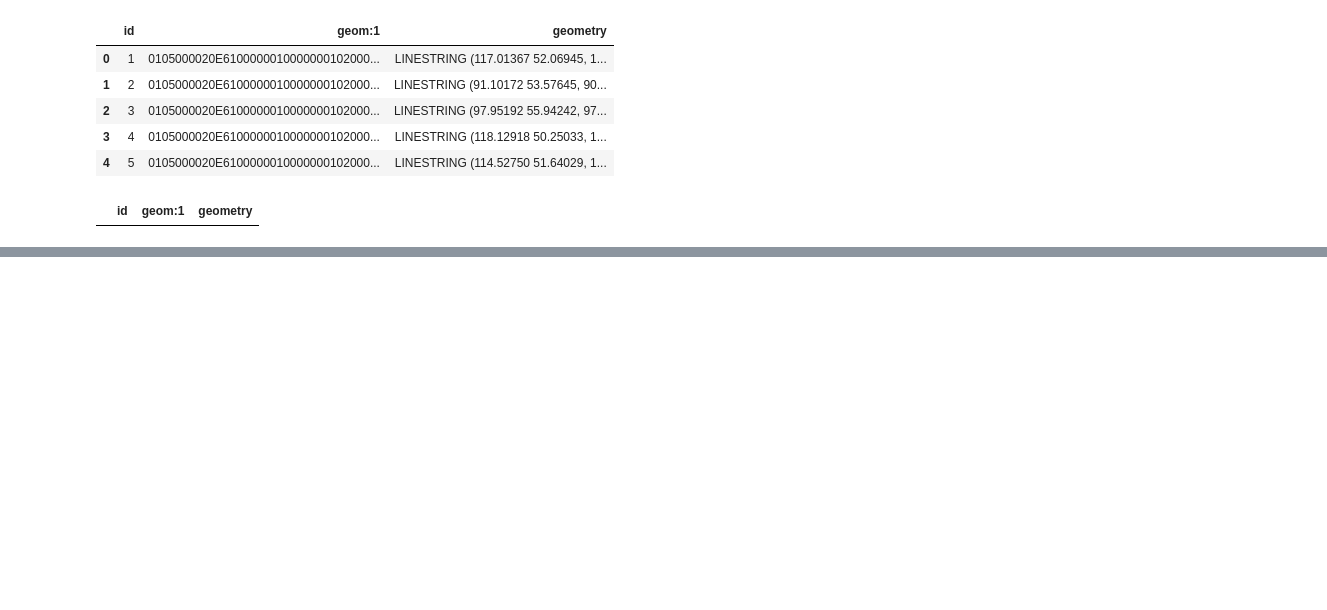
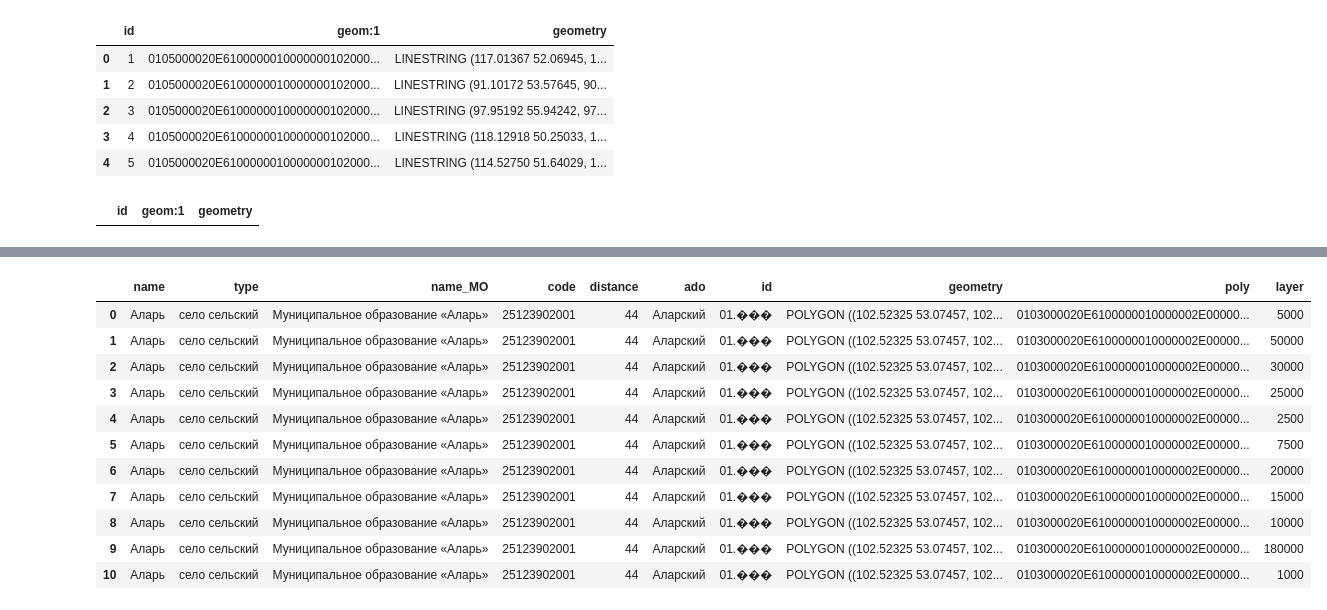
Before and after one commit to Nickitarius/Forest_Fires_Data_Visualisation, a Jupyter notebook: Util/data_transfer.ipynb, the cells around one changed output, grey strips where cells are left out. Saved outputs shown, nothing was run; the diff lists cells and outputs as text; code cells hidden in the pictures; blank space fills up the shorter version.

```diff
--- a/Util/data_transfer.ipynb
+++ b/Util/data_transfer.ipynb
@@ -395,0 +457,6 @@ df_rail.to_file(path, driver='GeoJSON', index=False)
+# %%
+file_name = 'distance from urban area.geojson'
+
+path_to_json = base_path + "/metadata/" + file_name
+# ignore_geometry=True
+df_urban_dist = gpd.read_file(path_to_json, ignore_geometry=True)
@@ -395,0 +477,2 @@ df_rail.to_file(path, driver='GeoJSON', index=False)
+# %%
+df_urban_dist.drop(columns={'query', 'address', 'valid', 'locality', 'path'}, inplace=True)
@@ -395,0 +488,3 @@ df_rail.to_file(path, driver='GeoJSON', index=False)
+# %%
+p = df_urban_dist['poly'][0]
+pg = gpd.GeoSeries.from_wkb(df_urban_dist['poly'])
@@ -395,0 +506,17 @@ df_rail.to_file(path, driver='GeoJSON', index=False)
+# %%
+df_urban_dist.geometry = pg
+# %%
+df_urban_dist
+# %% [output]
+|  | name | type | name_MO | code | distance | ado | id | geometry | poly | layer |
+| 0 | Аларь | село сельский | Муниципальное образование «Аларь» | 25123902001 | 44 | Аларский | 01.��� | POLYGON ((102.52325 53.07457, 102... | 0103000020E6100000010000002E00000... | 5000 |
+| 1 | Аларь | село сельский | Муниципальное образование «Аларь» | 25123902001 | 44 | Аларский | 01.��� | POLYGON ((102.52325 53.07457, 102... | 0103000020E6100000010000002E00000... | 50000 |
+| 2 | Аларь | село сельский | Муниципальное образование «Аларь» | 25123902001 | 44 | Аларский | 01.��� | POLYGON ((102.52325 53.07457, 102... | 0103000020E6100000010000002E00000... | 30000 |
+| 3 | Аларь | село сельский | Муниципальное образование «Аларь» | 25123902001 | 44 | Аларский | 01.��� | POLYGON ((102.52325 53.07457, 102... | 0103000020E6100000010000002E00000... | 25000 |
+| 4 | Аларь | село сельский | Муниципальное образование «Аларь» | 25123902001 | 44 | Аларский | 01.��� | POLYGON ((102.52325 53.07457, 102... | 0103000020E6100000010000002E00000... | 2500 |
+| 5 | Аларь | село сельский | Муниципальное образование «Аларь» | 25123902001 | 44 | Аларский | 01.��� | POLYGON ((102.52325 53.07457, 102... | 0103000020E6100000010000002E00000... | 7500 |
+| 6 | Аларь | село сельский | Муниципальное образование «Аларь» | 25123902001 | 44 | Аларский | 01.��� | POLYGON ((102.52325 53.07457, 102... | 0103000020E6100000010000002E00000... | 20000 |
+| 7 | Аларь | село сельский | Муниципальное образование «Аларь» | 25123902001 | 44 | Аларский | 01.��� | POLYGON ((102.52325 53.07457, 102... | 0103000020E6100000010000002E00000... | 15000 |
+| 8 | Аларь | село сельский | Муниципальное образование «Аларь» | 25123902001 | 44 | Аларский | 01.��� | POLYGON ((102.52325 53.07457, 102... | 0103000020E6100000010000002E00000... | 10000 |
+| 9 | Аларь | село сельский | Муниципальное образование «Аларь» | 25123902001 | 44 | Аларский | 01.��� | POLYGON ((102.52325 53.07457, 102... | 0103000020E6100000010000002E00000... | 180000 |
+| 10 | Аларь | село сельский | Муниципальное образование «Аларь» | 25123902001 | 44 | Аларский | 01.��� | POLYGON ((102.52325 53.07457, 102... | 0103000020E6100000010000002E00000... | 1000 |
```
Also changed, not shown: parts of 51 cells of this notebook, 1 other file.
